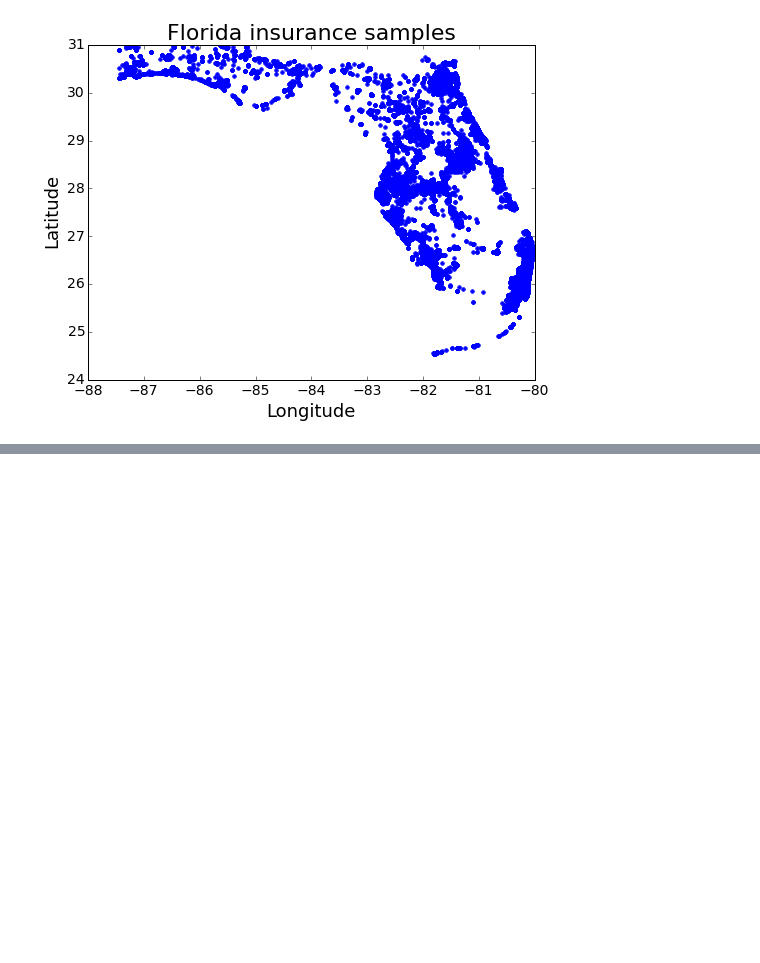
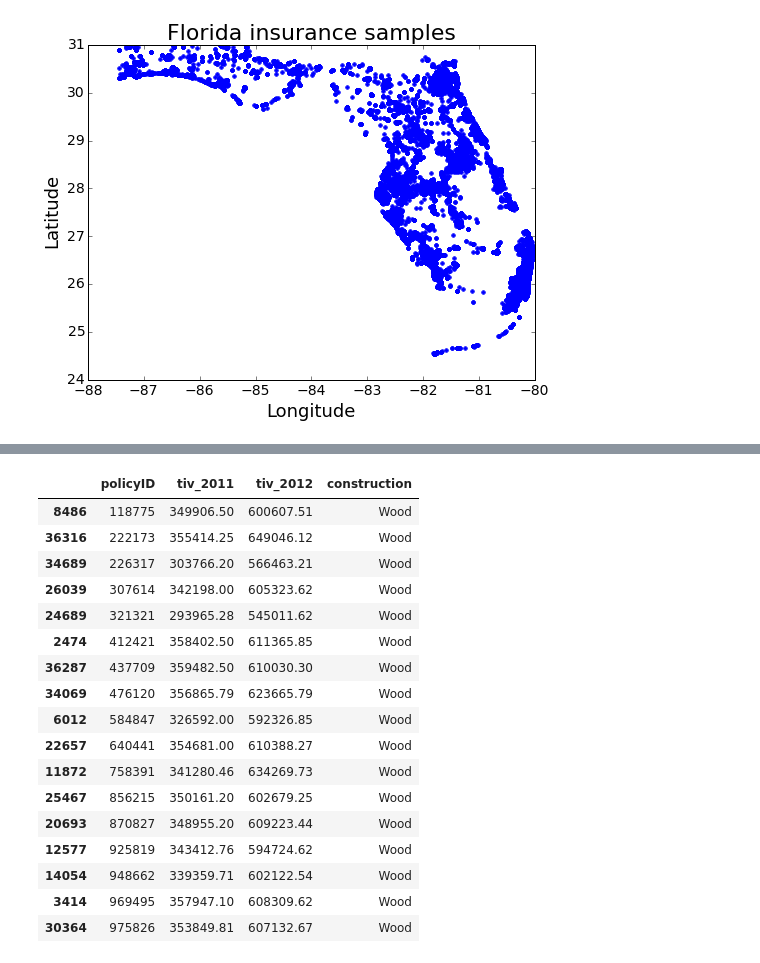
Before and after one commit to jhalverson/data_science, a Jupyter notebook: sql_mysql/pandas_sql_comparison.ipynb, the cells around one changed output, grey strips where cells are left out. Saved outputs shown, nothing was run; the diff lists cells and outputs as text; code cells hidden in the pictures; blank space fills up the shorter version.

```diff
--- a/sql_mysql/pandas_sql_comparison.ipynb
+++ b/sql_mysql/pandas_sql_comparison.ipynb
@@ -96,0 +104,3 @@ Name: county, dtype: int64
+# %%
+# the average total insured value increase from 2011 to 2012 by construction material
+df['tiv_diff'] = df.tiv_2012 - df.tiv_2011
@@ -96,0 +118,22 @@ Name: county, dtype: int64
+# %%
+# select policy_id, tiv_2011, tiv_2012, construction from insur where construction='wood' and (tiv_2012 - tiv_2011 > 250000.0);
+df[['policyID', 'tiv_2011', 'tiv_2012', 'construction']][(df.construction=='Wood') & (df.tiv_diff > 250000.0)].sort_values('policyID')
+# %% [output]
+|  | policyID | tiv_2011 | tiv_2012 | construction |
+| 8486 | 118775 | 349906.50 | 600607.51 | Wood |
+| 36316 | 222173 | 355414.25 | 649046.12 | Wood |
+| 34689 | 226317 | 303766.20 | 566463.21 | Wood |
+| 26039 | 307614 | 342198.00 | 605323.62 | Wood |
+| 24689 | 321321 | 293965.28 | 545011.62 | Wood |
+| 2474 | 412421 | 358402.50 | 611365.85 | Wood |
+| 36287 | 437709 | 359482.50 | 610030.30 | Wood |
+| 34069 | 476120 | 356865.79 | 623665.79 | Wood |
+| 6012 | 584847 | 326592.00 | 592326.85 | Wood |
+| 22657 | 640441 | 354681.00 | 610388.27 | Wood |
+| 11872 | 758391 | 341280.46 | 634269.73 | Wood |
+| 25467 | 856215 | 350161.20 | 602679.25 | Wood |
+| 20693 | 870827 | 348955.20 | 609223.44 | Wood |
+| 12577 | 925819 | 343412.76 | 594724.62 | Wood |
+| 14054 | 948662 | 339359.71 | 602122.54 | Wood |
+| 3414 | 969495 | 357947.10 | 608309.62 | Wood |
+| 30364 | 975826 | 353849.81 | 607132.67 | Wood |
```
Also changed, not shown: parts of 13 cells of this notebook, 1 other file.
